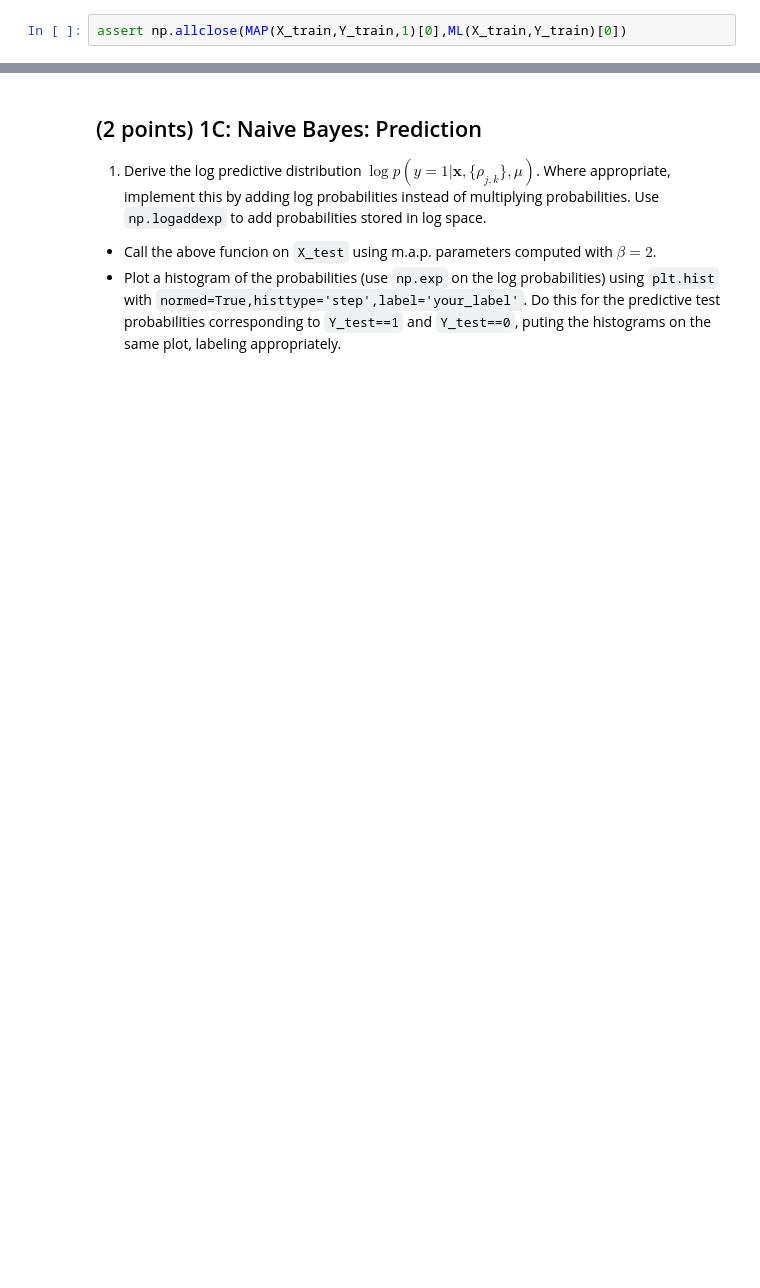
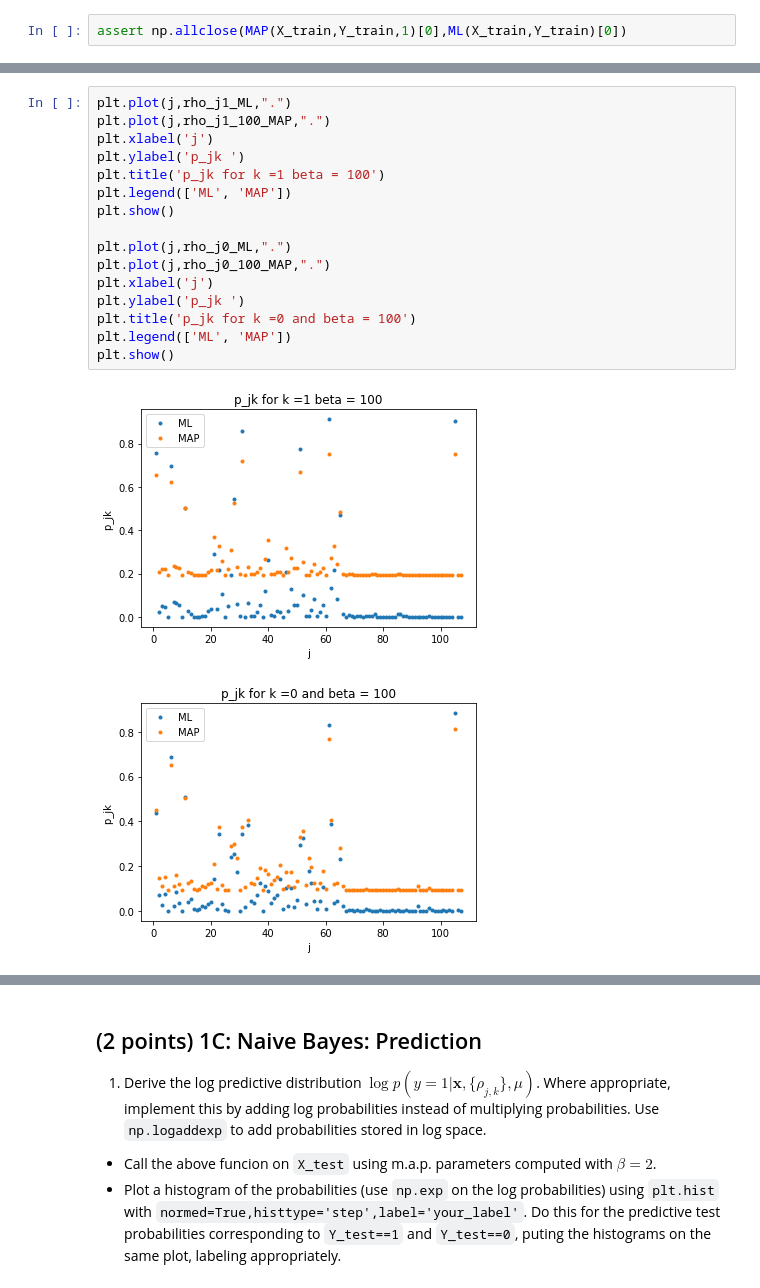
Before and after one commit to yifeiacc/Synchronize, a Jupyter notebook: ML_ass1/assigment1.ipynb, the cells around one changed output, grey strips where cells are left out. Drawn from its saved outputs; the diff is of its cells as text; blank space fills up the shorter version.

```diff
--- a/ML_ass1/assigment1.ipynb
+++ b/ML_ass1/assigment1.ipynb
@@ -330,0 +361,19 @@ p(\rho_{j,k},\mu|\mathcal{D})
+# %%
+plt.plot(j,rho_j1_ML,".")
+plt.plot(j,rho_j1_100_MAP,".")
+plt.xlabel('j')
+plt.ylabel('p_jk ')
+plt.title('p_jk for k =1 beta = 100')
+plt.legend(['ML', 'MAP'])
+plt.show()
+
+plt.plot(j,rho_j0_ML,".")
+plt.plot(j,rho_j0_100_MAP,".")
+plt.xlabel('j')
+plt.ylabel('p_jk ')
+plt.title('p_jk for k =0 and beta = 100')
+plt.legend(['ML', 'MAP'])
+plt.show()
+# %% [output]
+[figure, added]
+[figure, added]
```
Also changed, not shown: parts of 31 cells of this notebook.
